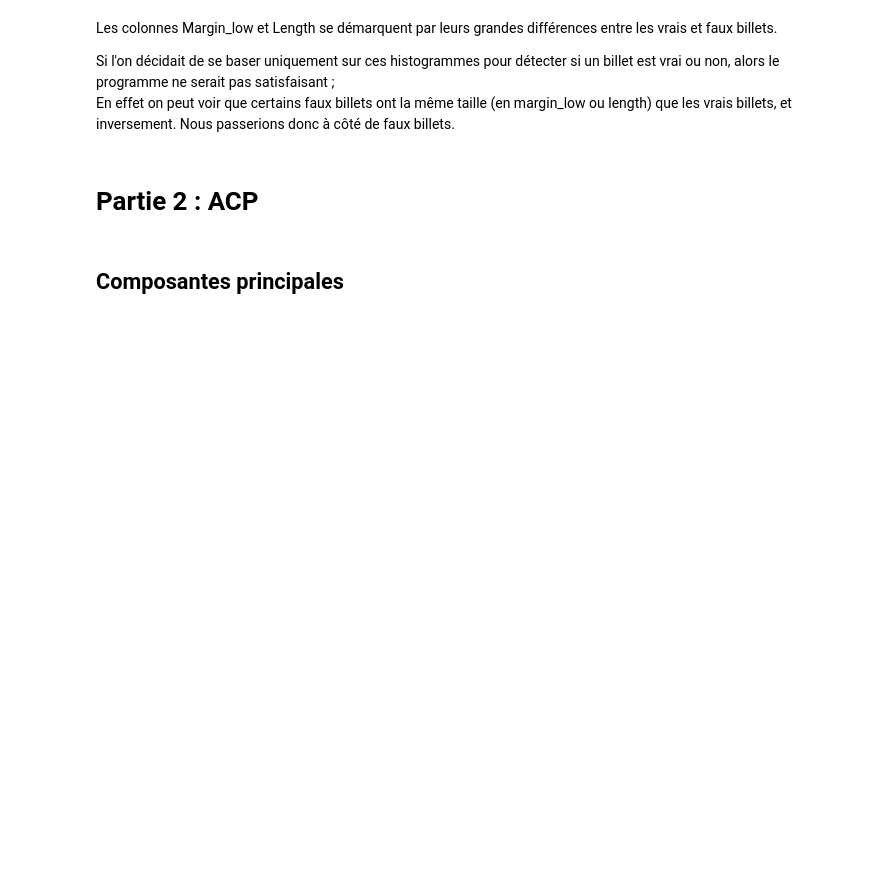
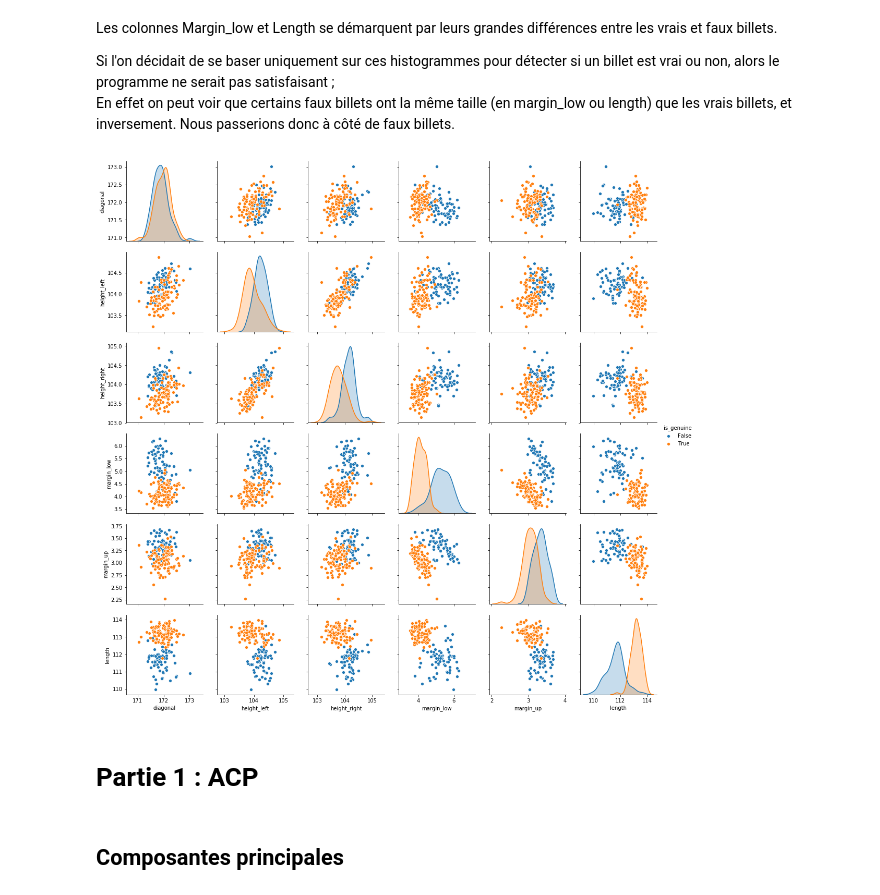
Before and after one commit to Julien-paulet/Projet_6, a Jupyter notebook: Détectez des faux billets.ipynb, the cells around one changed output. Cells and saved outputs as stored; diff of their text form; code cells hidden in the pictures; blank space fills up the shorter version.

Commit message:
Changement sur le pairplot

```diff
--- a/Détectez des faux billets.ipynb
+++ b/Détectez des faux billets.ipynb
@@ -138,8 +157,13 @@ while i <= 6:
 <p> Les colonnes Margin_low et Length se démarquent par leurs grandes différences entre les vrais et faux billets. </p>
 <p> Si l'on décidait de se baser uniquement sur ces histogrammes pour détecter si un billet est vrai ou non, alors le programme ne serait pas satisfaisant ; <br/>
     En effet on peut voir que certains faux billets ont la même taille (en margin_low ou length) que les vrais billets, et inversement. Nous passerions donc à côté de faux billets. </p>
+# %%
+sns.pairplot(data, hue="is_genuine", vars=data.iloc[:,1:])
+plt.show()
+# %% [output]
+[figure, added]
 # %% [markdown]
-# Partie 2 : ACP
+# Partie 1 : ACP
 # %%
 from functions2 import *
 from sklearn import preprocessing, decomposition
```
Also changed, not shown: parts of 10 cells of this notebook.
